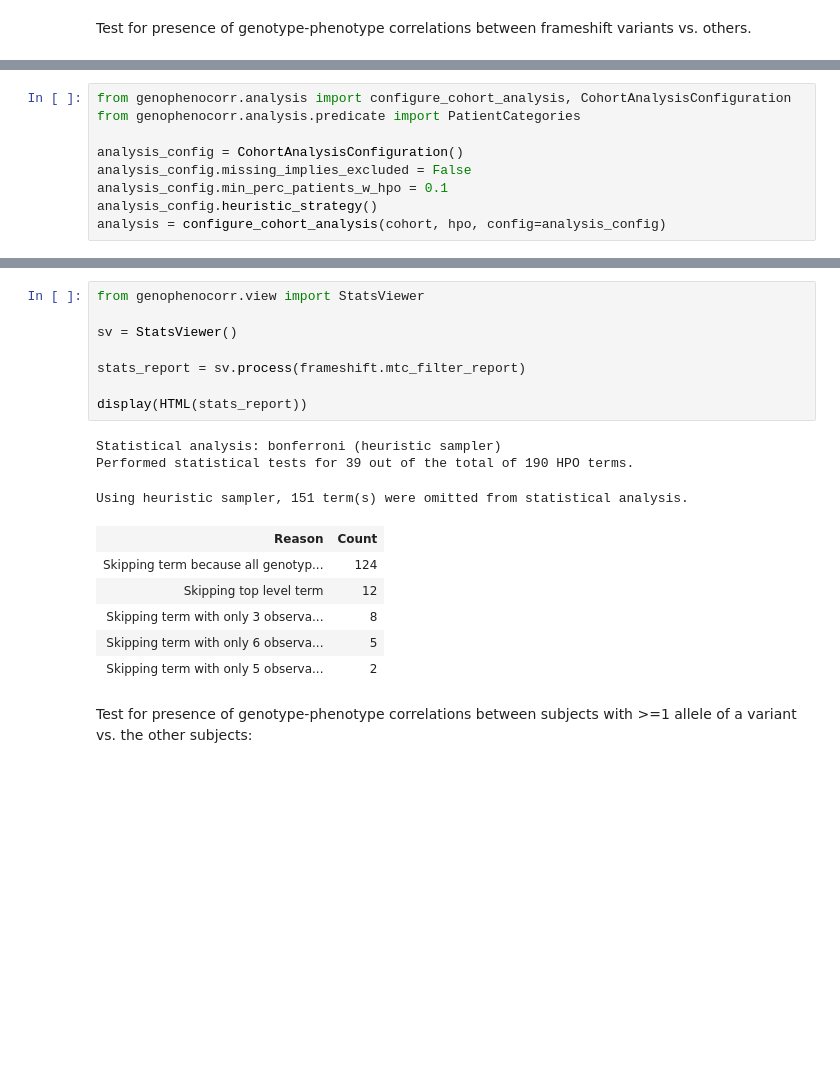
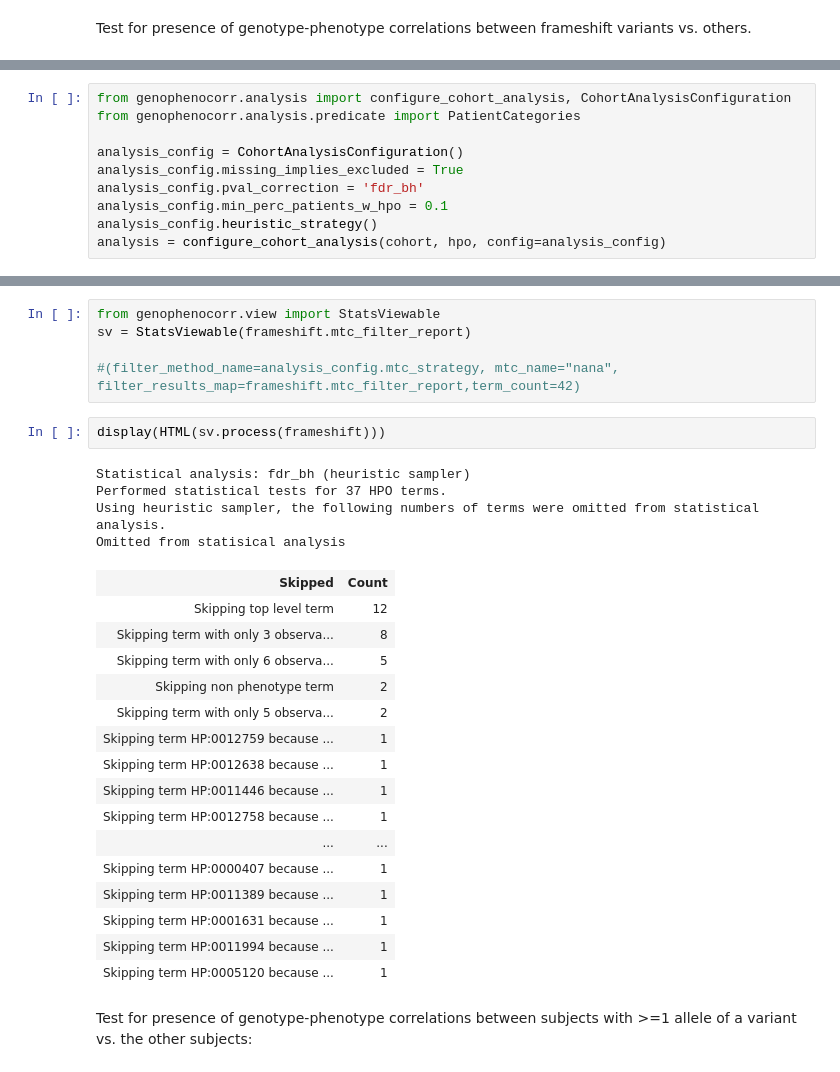
Before and after one commit to monarch-initiative/gpsea, a Jupyter notebook: notebooks/ANKRD11/KBG.ipynb, the cells around one changed output, grey strips where cells are left out. Cells and saved outputs as stored; diff of their text form; blank space fills up the shorter version.

```diff
--- a/notebooks/ANKRD11/KBG.ipynb
+++ b/notebooks/ANKRD11/KBG.ipynb
@@ -157,7 +145,8 @@ from genophenocorr.analysis import configure_cohort_analysis, CohortAnalysisConf
 from genophenocorr.analysis.predicate import PatientCategories
 
 analysis_config = CohortAnalysisConfiguration()
-analysis_config.missing_implies_excluded = False
+analysis_config.missing_implies_excluded = True
+analysis_config.pval_correction = 'fdr_bh'
 analysis_config.min_perc_patients_w_hpo = 0.1
 analysis_config.heuristic_strategy()
 analysis = configure_cohort_analysis(cohort, hpo, config=analysis_config)
@@ -186,21 +175,31 @@ frameshift.summarize(hpo, PatientCategories.YES)
+# %%
+from genophenocorr.view import StatsViewable
+sv = StatsViewable(frameshift.mtc_filter_report)
+
+#(filter_method_name=analysis_config.mtc_strategy, mtc_name="nana", filter_results_map=frameshift.mtc_filter_report,term_count=42)
 # %%
-from genophenocorr.view import StatsViewer
-
-sv = StatsViewer()
-
-stats_report = sv.process(frameshift.mtc_filter_report)
-
-display(HTML(stats_report))
+display(HTML(sv.process(frameshift)))
 # %% [output]
-Statistical analysis: bonferroni (heuristic sampler)
-Performed statistical tests for 39 out of the total of 190 HPO terms.
+Statistical analysis: fdr_bh (heuristic sampler)
+Performed statistical tests for 37 HPO terms.
+Using heuristic sampler, the following numbers of terms were omitted from statistical analysis.
+Omitted from statisical analysis
-Using heuristic sampler, 151 term(s) were omitted from statistical analysis.
-| Reason | Count |
-| Skipping term because all genotyp... | 124 |
+| Skipped | Count |
 | Skipping top level term | 12 |
 | Skipping term with only 3 observa... | 8 |
 | Skipping term with only 6 observa... | 5 |
+| Skipping non phenotype term | 2 |
 | Skipping term with only 5 observa... | 2 |
+| Skipping term HP:0012759 because ... | 1 |
+| Skipping term HP:0012638 because ... | 1 |
+| Skipping term HP:0011446 because ... | 1 |
+| Skipping term HP:0012758 because ... | 1 |
+| ... | ... |
+| Skipping term HP:0000407 because ... | 1 |
+| Skipping term HP:0011389 because ... | 1 |
+| Skipping term HP:0001631 because ... | 1 |
+| Skipping term HP:0011994 because ... | 1 |
+| Skipping term HP:0005120 because ... | 1 |
 # %% [markdown]
 Test for presence of genotype-phenotype correlations between subjects with >=1 allele of a variant vs. the other subjects:
 # %%
```
Also changed, not shown: parts of 12 cells of this notebook, 3 other files.
